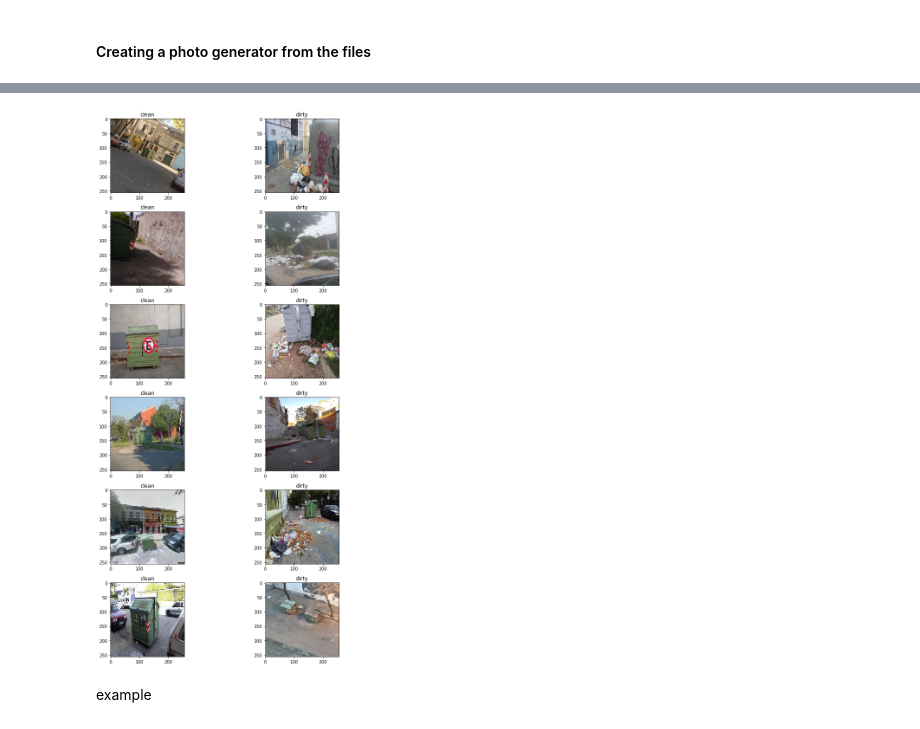
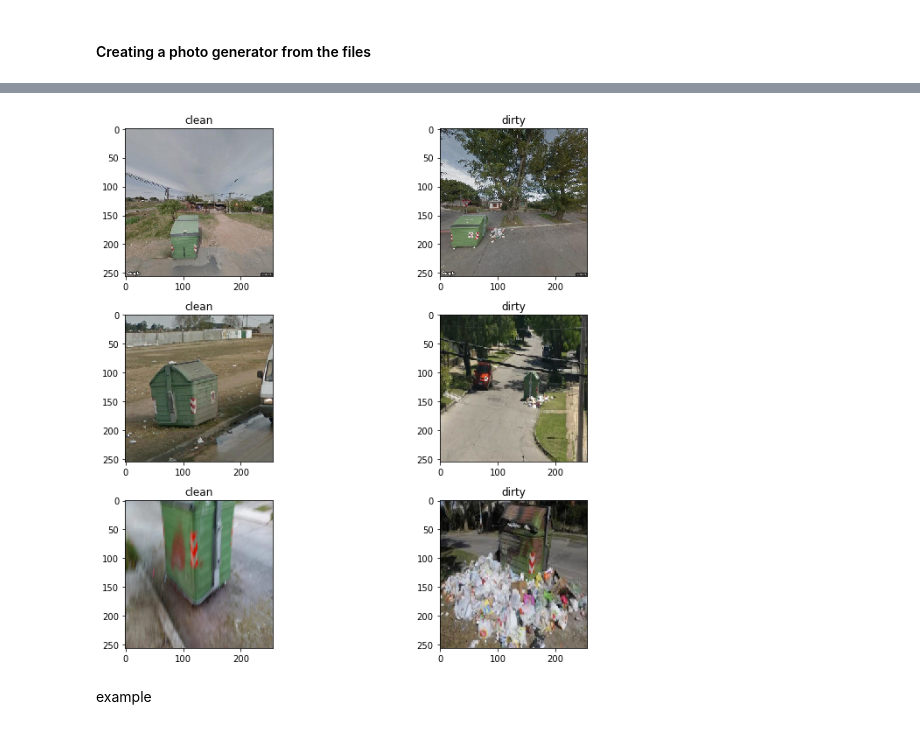
Before and after one commit to InbarShirizly/GIGO, a Jupyter notebook: GIGO-Baseline.ipynb, the cells around one changed output, grey strips where cells are left out. Saved outputs shown, nothing was run; the diff lists cells and outputs as text; code cells hidden in the pictures.

```diff
--- a/GIGO-Baseline.ipynb
+++ b/GIGO-Baseline.ipynb
@@ -42,9 +42,9 @@ def plot_clean_and_dirty_photos(train_it, num_pictures=3):
     plt.tight_layout()
     plt.show()
 # %%
-plot_clean_and_dirty_photos(train_it, 6)
+plot_clean_and_dirty_photos(train_it, 3)
 # %% [output]
-[figure, old version]
+[figure, new version]
 # %% [markdown]
 example
 # %%
```
Also changed, not shown: parts of 21 cells of this notebook.
